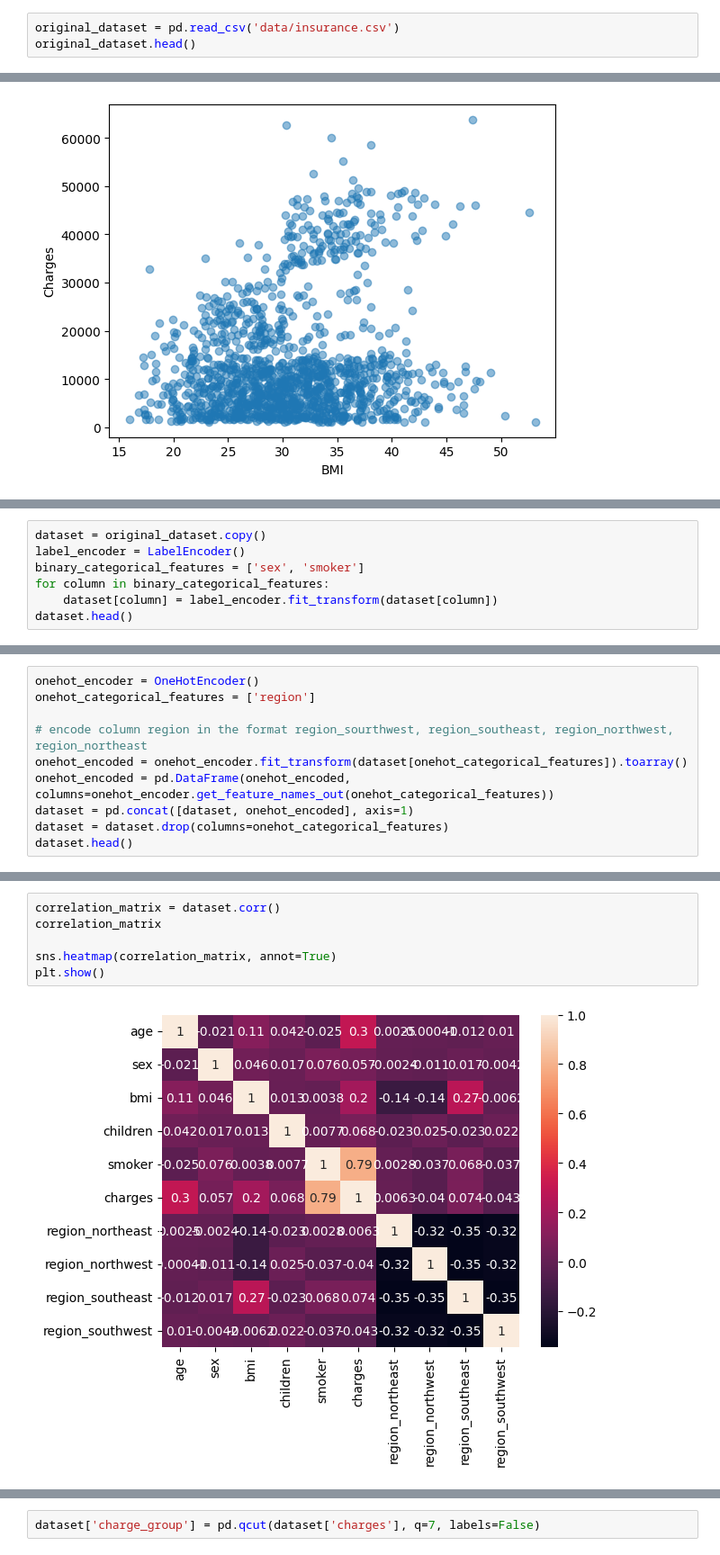
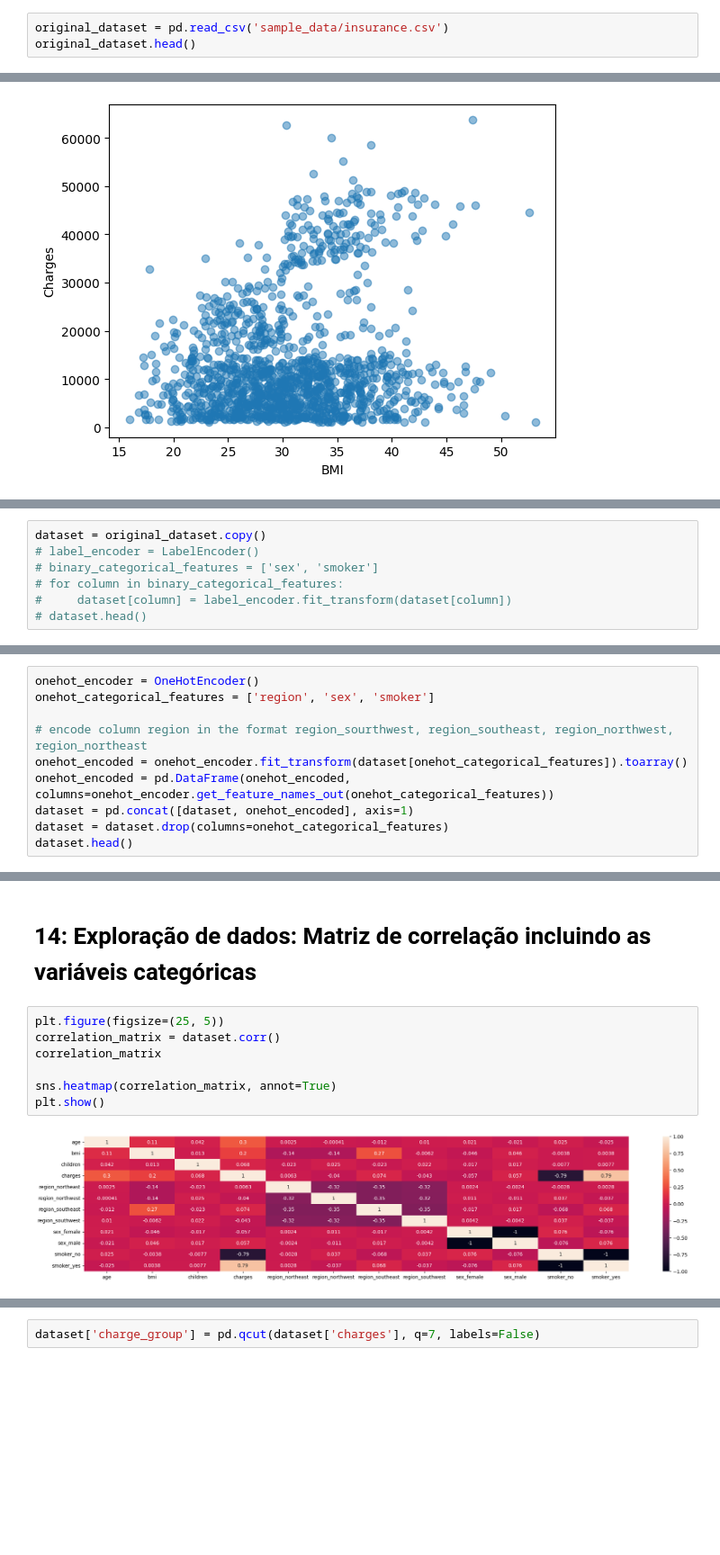
Before and after one commit to leomonteiro92/machine-learning-classes, a Jupyter notebook: tech_challenge_fase_i.ipynb, the cells around one changed output, grey strips where cells are left out. Shown at 90% size. Saved outputs shown, nothing was run; the diff lists cells and outputs as text; blank space fills up the shorter version.

```diff
--- a/tech_challenge_fase_i.ipynb
+++ b/tech_challenge_fase_i.ipynb
@@ -17,5 +28,5 @@ from sklearn import metrics
 # %%
-original_dataset = pd.read_csv('data/insurance.csv')
+original_dataset = pd.read_csv('sample_data/insurance.csv')
 original_dataset.head()
 # %% [output]
 |  | age | sex | bmi | children | smoker | region | charges |
@@ -121,7 +145,7 @@ plt.show()
 # %%
 dataset = original_dataset.copy()
-label_encoder = LabelEncoder()
-binary_categorical_features = ['sex', 'smoker']
-for column in binary_categorical_features:
-    dataset[column] = label_encoder.fit_transform(dataset[column])
-dataset.head()
+# label_encoder = LabelEncoder()
+# binary_categorical_features = ['sex', 'smoker']
+# for column in binary_categorical_features:
+#     dataset[column] = label_encoder.fit_transform(dataset[column])
+# dataset.head()
@@ -137,6 +169,6 @@ dataset.head()
 # %%
 onehot_encoder = OneHotEncoder()
-onehot_categorical_features = ['region']
+onehot_categorical_features = ['region', 'sex', 'smoker']
 
 # encode column region in the format region_sourthwest, region_southeast, region_northwest, region_northeast
 onehot_encoded = onehot_encoder.fit_transform(dataset[onehot_categorical_features]).toarray()
@@ -156,8 +186,11 @@ dataset.head()
+# %% [markdown]
+# 14: Exploração de dados: Matriz de correlação incluindo as variáveis categóricas
 # %%
+plt.figure(figsize=(25, 5))
 correlation_matrix = dataset.corr()
 correlation_matrix
 
 sns.heatmap(correlation_matrix, annot=True)
 plt.show()
 # %% [output]
-[figure, old version]
+[figure, new version]
```
Also changed, not shown: parts of 50 cells of this notebook.
